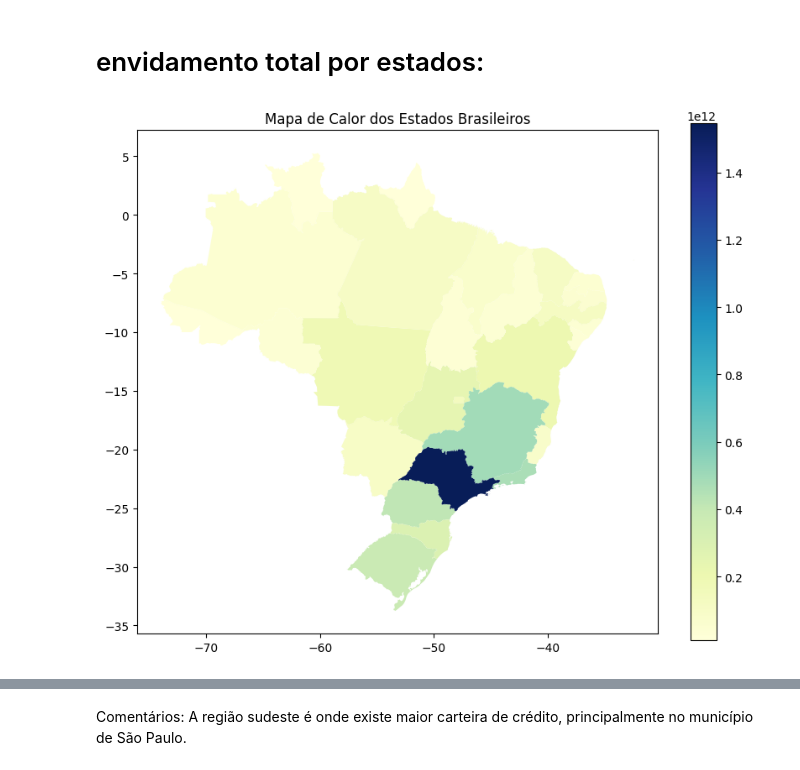
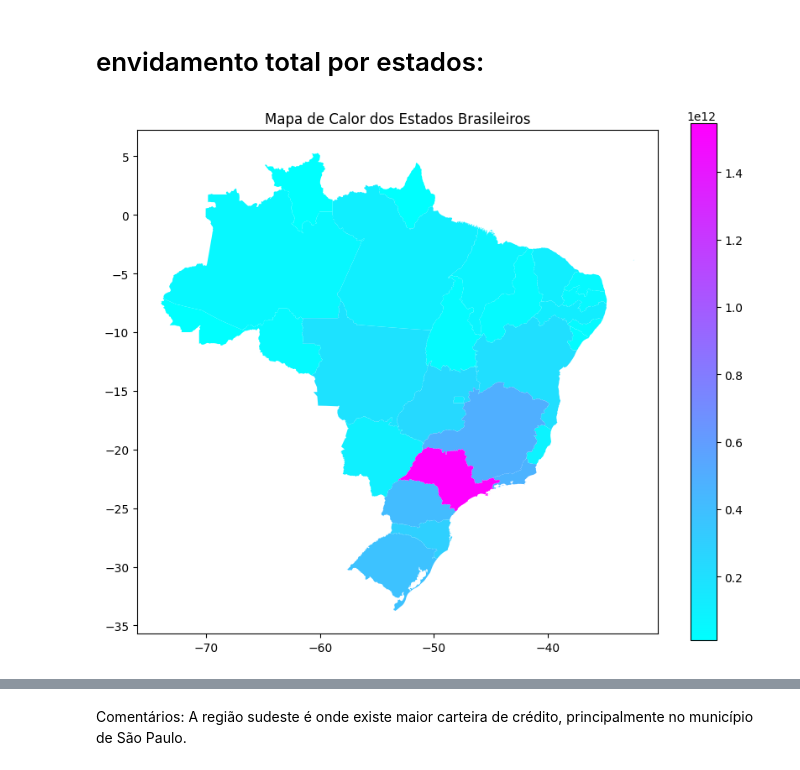
Before and after one commit to fabiovarriano/ccoperativascredito_brasil, a Jupyter notebook: dados.ipynb, the cells around one changed output, grey strips where cells are left out. Cells and saved outputs as stored; diff of their text form; code cells hidden in the pictures.

```diff
--- a/dados.ipynb
+++ b/dados.ipynb
@@ -20,4 +20,4 @@ import seaborn as sns
 # %%
 # carregar bancos de dados
 # foram carregados os dados dos últimos 12 meses movimento que foram criados em arquivo python separados
-df = pd.read_csv(r"D:\Projetos_Analytics\01.cooperativas\01.Coop_Brasil\base.csv")
+df = pd.read_csv("dataframe.csv")
@@ -47,20 +32,20 @@ será criado uma visão do total por estado e sua evolução e uma visão da sha
 # Total do envidamento por estados:
 ## Agrupar
 dados_group = dados.groupby(['data_base', 'uf'])[['carteira_ativa', 'carteira_inadimplida_arrastada']].sum().reset_index()
-dados_group = dados_group.loc[dados_group['data_base']== '2023-05-31 00:00:00']
+dados_group = dados_group.loc[dados_group['data_base']== '2023-06-30 00:00:00']
 dados_group = dados_group.rename(columns  = {'uf': 'sigla'})
 dados_group = dados_group[['sigla', 'carteira_ativa']]
 # %%
 # Carregue o shapefile dos estados brasileiros
 #arquivo disponível para dowload em:
 #  https://docs.google.com/file/d/0B__Rg9h09RtfQU9jbEpxcW9xREk/edit?pli=1&resourcekey=0-po0pdYgc-QZ5Pt13twjIsg
 brasil = gpd.read_file(r"D:\Projetos_Analytics\01.cooperativas\estados_2010\estados_2010.shp")
 # Combine o DataFrame dos estados com o DataFrame do mapa de calor
 brasil = brasil.merge(dados_group, on='sigla',how='left')
 # Plote o mapa de calor
 fig, ax = plt.subplots(1, 1, figsize=(10, 8))
-brasil.plot(column='carteira_ativa', cmap='YlGnBu', ax=ax, legend=True)
+brasil.plot(column='carteira_ativa', cmap='cool', ax=ax, legend=True)
 plt.title('Mapa de Calor dos Estados Brasileiros')
 plt.show()
 # %% [output]
-[figure, old version]
+[figure, new version]
```
Also changed, not shown: parts of 13 cells of this notebook.
